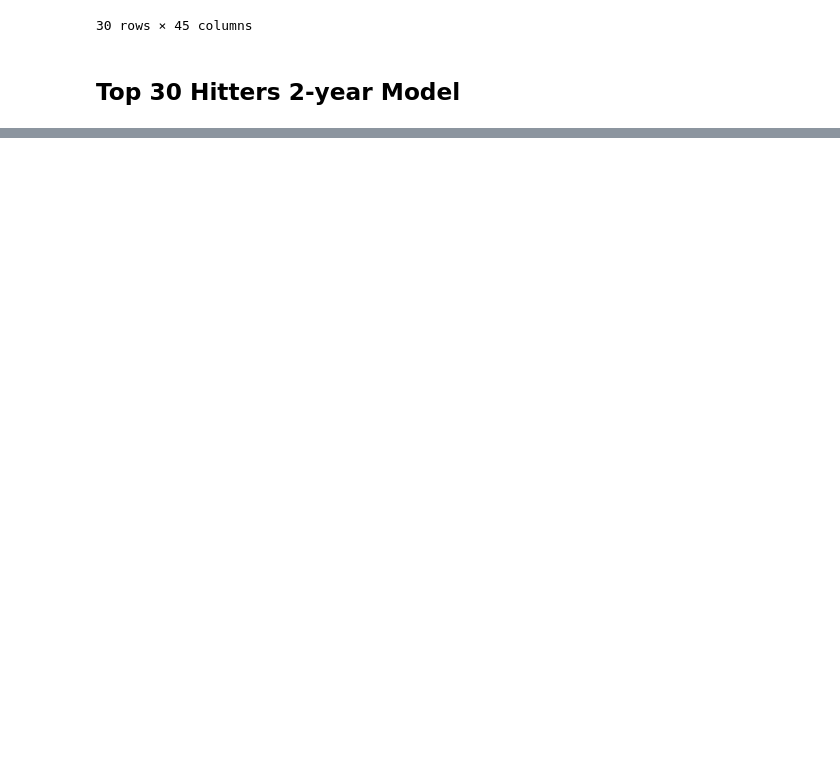
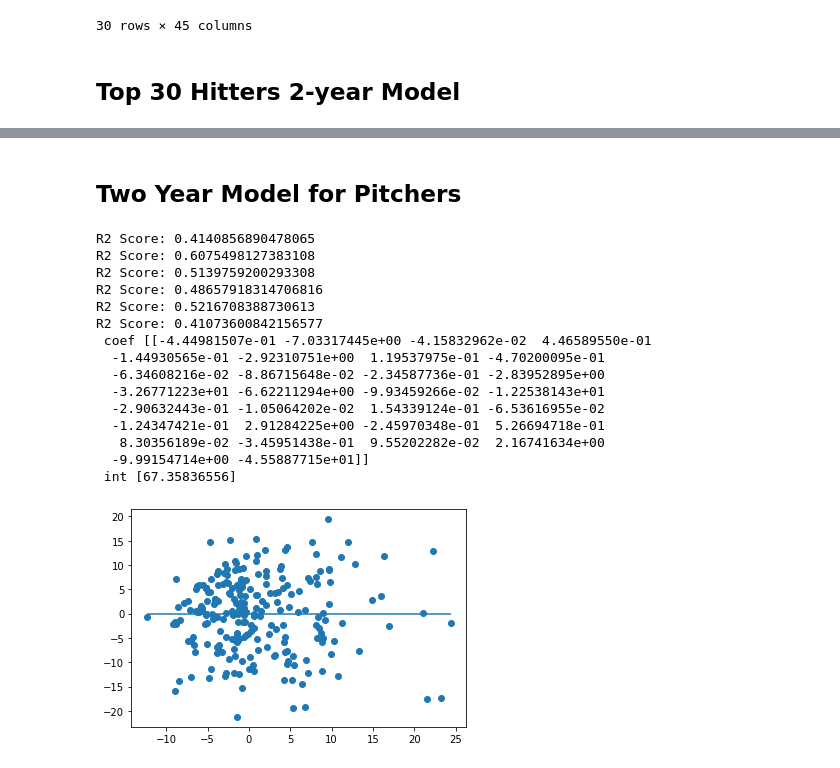
Before and after one commit to RiverJAM/Ultimate-Fantasy-Baseball-Eval-Tool, a Jupyter notebook: Top_30_Third_iteration.ipynb, the cells around one changed output, grey strips where cells are left out. Saved outputs shown, nothing was run; the diff lists cells and outputs as text; code cells hidden in the pictures; blank space fills up the shorter version.

```diff
--- a/Top_30_Third_iteration.ipynb
+++ b/Top_30_Third_iteration.ipynb
@@ -307 +307,70 @@ RazzSeason.head(30)
 30 rows × 31 columns
+# %% [markdown]
+## Two Year Model for Pitchers
+# %%
+years =['2012','2013','2014', '2015', '2016','2017']
+model = LinearRegression()
+
+for year in years:
+    SeasonOne = pitchers.loc[ (pitchers['season']==int(year))]
+    SeasonTwo = pitchers.loc[ (pitchers['season']==(int(year)+1))]
+    RazzSeason = pitchers.loc[ (pitchers['season']==(int(year)+2))]
+
+
+    SeasonOne = SeasonOne[['era', 'whip','bbpercen','name', 'w','l', 'so', 'sv','hld','age','war', 'g','ip', 'hr', 'bb', 'ibb', 'hbp', 'babip','xfip','gbpercen', 'fbpercen' ]]
+    SeasonTwo = SeasonTwo[['era', 'whip','bbpercen','name', 'w','l', 'so', 'sv','hld','age','war', 'g','ip', 'hr', 'bb', 'ibb', 'hbp', 'babip','xfip','gbpercen', 'fbpercen' ]]
+
+    RazzSeason = RazzSeason[['value','name']].dropna()
+    RazzSeason = RazzSeason.merge(SeasonOne , on='name')
+    RazzSeason = RazzSeason.merge(SeasonTwo , on='name')
+    X= RazzSeason[['era_x', 'whip_x', 'w_x', 'l_x',
+         'hld_x', 'war_x', 'ip_x', 'hr_x',
+       'bb_x', 'ibb_x', 'hbp_x', 'xfip_x', 'gbpercen_x',
+       'fbpercen_x', 'era_y', 'whip_y', 'w_y', 'l_y', 'so_y',
+       'sv_y', 'hld_y', 'war_y', 'ip_y', 'hr_y', 'bb_y',
+       'ibb_y', 'hbp_y', 'xfip_y', 'gbpercen_y', 'fbpercen_y']]
+    y= RazzSeason[['value']].to_numpy()
+
+
+
+    # Fitting our model with all of our features in X
+    model.fit(X, y)
+    ## used as reference: https://stackoverflow.com/questions/56039406/how-can-i-display-the-weights-and-bias-from-linearregression
+
+    score = model.score(X, y)
+    print(f"R2 Score: {score}")
+print(f" coef {model.coef_}")
+print(f" int {model.intercept_}")
+predictions = model.predict(X)
+# Plot Residuals
+
+
+plt.scatter(predictions, predictions - y)
+plt.hlines(y=0, xmin=predictions.min(), xmax=predictions.max())
+plt.show()
+
+X2 = sm.add_constant(X)
+est = sm.OLS(y, X2)
+est2 = est.fit()
+print(est2.summary())
+predictions = model.predict(X)
+RazzSeason['predictions']= predictions
+RazzSeason['predictions_ranks'] =RazzSeason['predictions'].rank(ascending=False)
+RazzSeason['razz_ranks'] =RazzSeason['value'].rank(ascending=False)
+# %% [output]
+R2 Score: 0.4140856890478065
+R2 Score: 0.6075498127383108
+R2 Score: 0.5139759200293308
+R2 Score: 0.48657918314706816
+R2 Score: 0.5216708388730613
+R2 Score: 0.41073600842156577
+ coef [[-4.44981507e-01 -7.03317445e+00 -4.15832962e-02  4.46589550e-01
+  -1.44930565e-01 -2.92310751e+00  1.19537975e-01 -4.70200095e-01
+  -6.34608216e-02 -8.86715648e-02 -2.34587736e-01 -2.83952895e+00
+  -3.26771223e+01 -6.62211294e+00 -9.93459266e-02 -1.22538143e+01
+  -2.90632443e-01 -1.05064202e-02  1.54339124e-01 -6.53616955e-02
+  -1.24347421e-01  2.91284225e+00 -2.45970348e-01  5.26694718e-01
+   8.30356189e-02 -3.45951438e-01  9.55202282e-02  2.16741634e+00
+  -9.99154714e+00 -4.55887715e+01]]
+ int [67.35836556]
+[figure, added]
```
Also changed, not shown: parts of 4 cells of this notebook, 2 other files.
